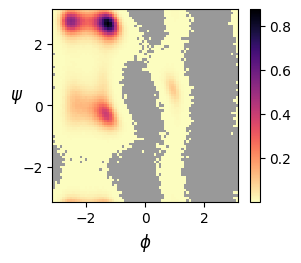
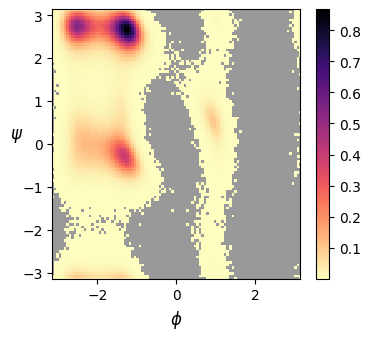
Code edit (unified diff) that turned the first committed figure into the second:
--- before
+++ after
@@ -2,4 +2,5 @@
 from src.data import simulation_data
 from src.dataset import TrajectoryDataset
+from src.dataclass import data_class
 from src.plots import plot_dihedrals_hist2d
 
@@ -8,5 +9,5 @@
 dataset = TrajectoryDataset(sd.features)
 
-fig, ax = plt.subplots(1, 1, figsize=(3, 2.5))
-plot_dihedrals_hist2d(fig, ax, sd.dihedrals)
+fig, ax = plt.subplots(1, 1, figsize=(4, 3.5))
+plot_dihedrals_hist2d(fig, ax, data_class(sd.working_dir, "dihedrals_pdf"))
 print(f"{len(dataset) = }")

Commit: nb: computing histograms as DataClass, rather than using matplotlib to do the histograms